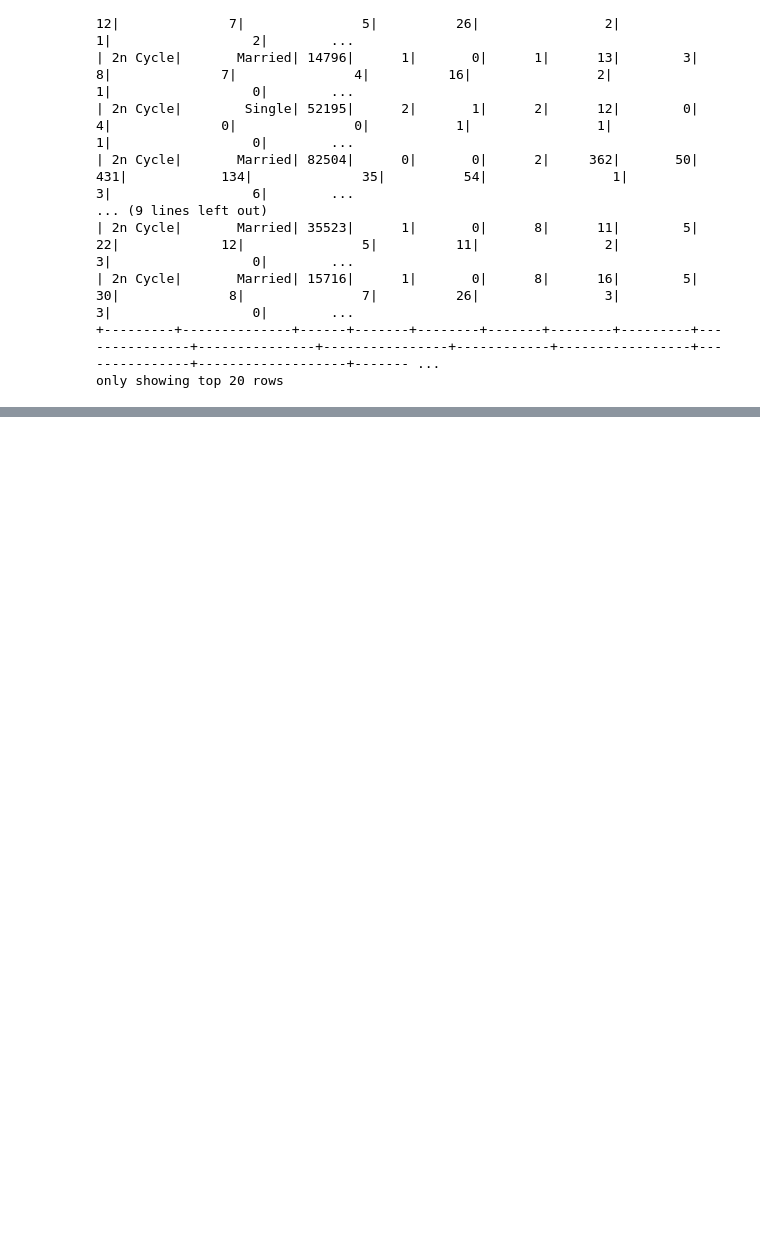
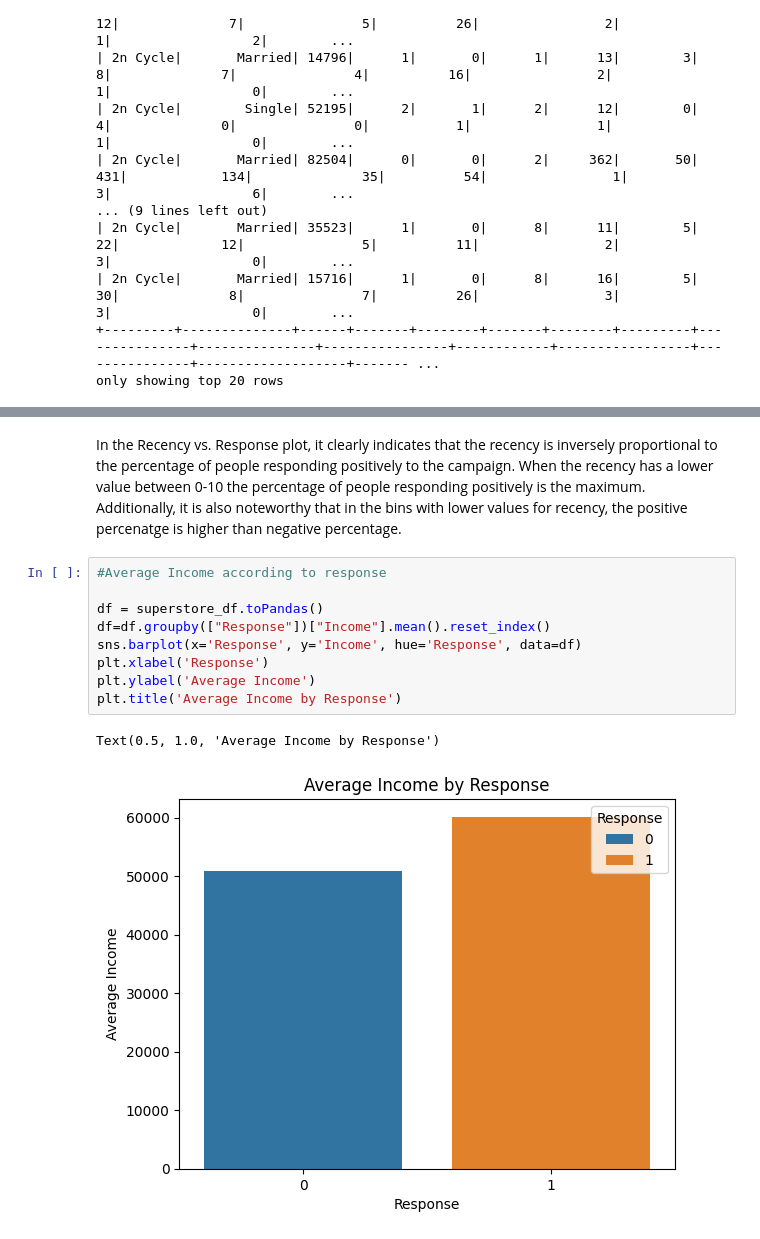
Before and after one commit to YashaswiniKulkarni/superstoreCampaignAnalysis, a Jupyter notebook: BDA_Project.ipynb, the cells around one changed output, grey strips where cells are left out. Saved outputs shown, nothing was run; the diff lists cells and outputs as text; blank space fills up the shorter version.

```diff
--- a/BDA_Project.ipynb
+++ b/BDA_Project.ipynb
@@ -253,0 +319,14 @@ only showing top 20 rows
+# %% [markdown]
+In the Recency vs. Response plot, it clearly indicates that the recency is inversely proportional to the percentage of people responding positively to the campaign. When the recency has a lower value between 0-10 the percentage of people responding positively is the maximum. Additionally, it is also noteworthy that in the bins with lower values for recency, the positive percenatge is higher than negative percentage.
+# %%
+#Average Income according to response
+
+df = superstore_df.toPandas()
+df=df.groupby(["Response"])["Income"].mean().reset_index()
+sns.barplot(x='Response', y='Income', hue='Response', data=df)
+plt.xlabel('Response')
+plt.ylabel('Average Income')
+plt.title('Average Income by Response')
+# %% [output]
+Text(0.5, 1.0, 'Average Income by Response')
+[figure, added]
```
Also changed, not shown: parts of 7 cells of this notebook.
